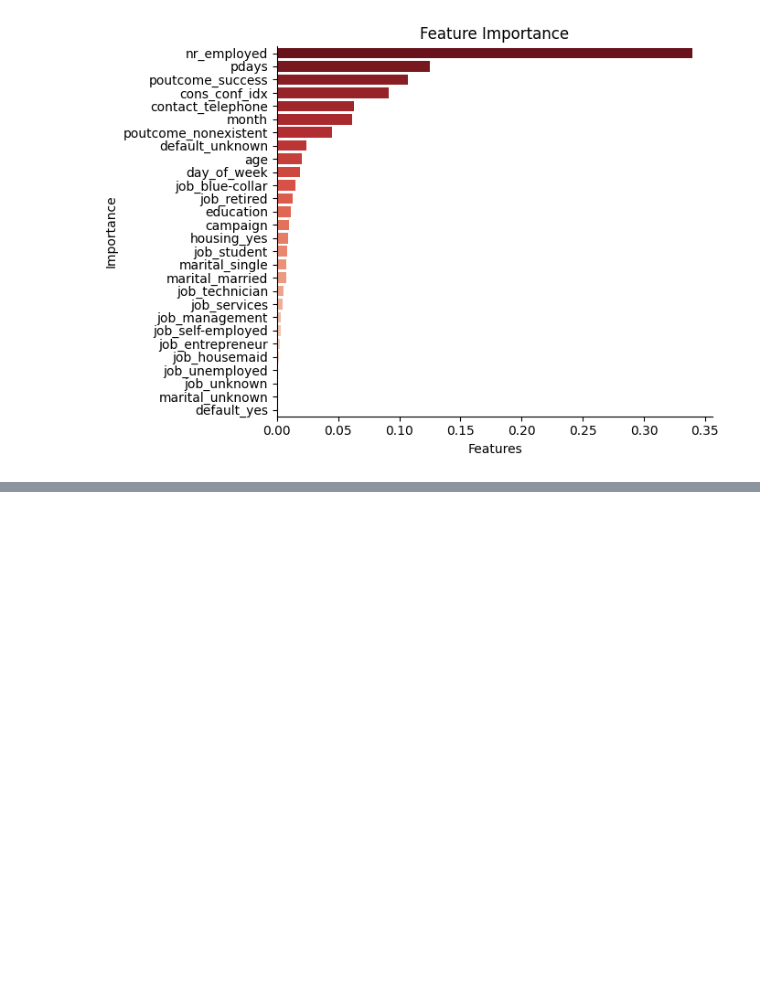
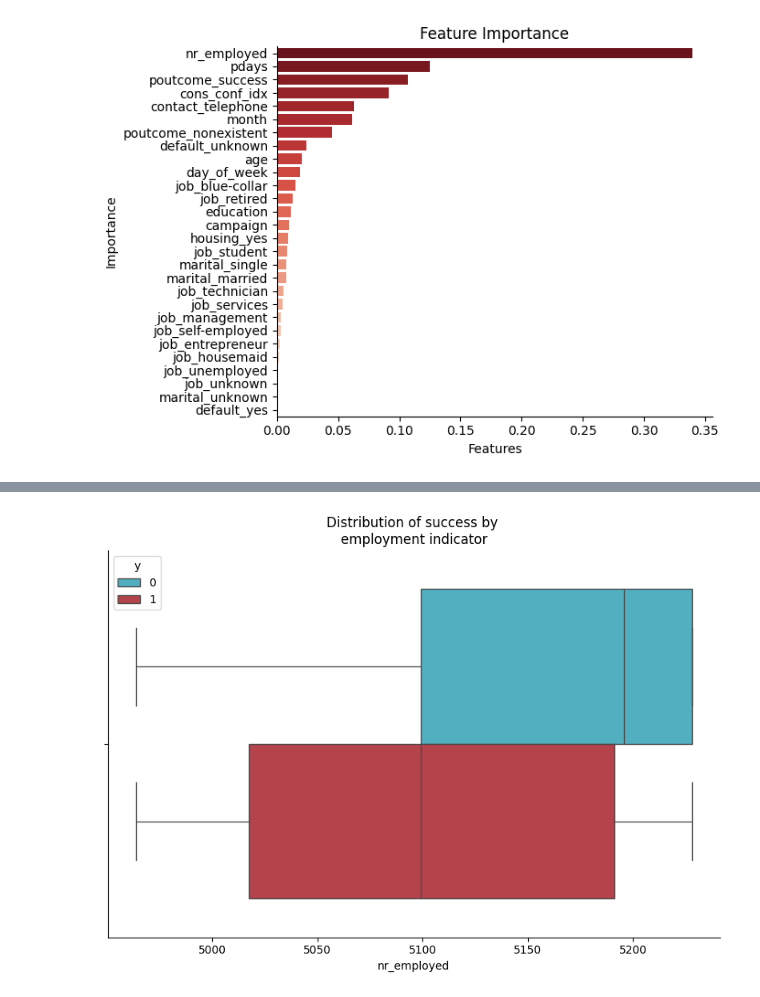
Before and after one commit to scardenasc22/STDS-at3, a Jupyter notebook: classification_model.ipynb, the cells around one changed output, grey strips where cells are left out. Drawn from its saved outputs; the diff is of its cells as text; code cells hidden in the pictures; blank space fills up the shorter version.

Commit message:
final plots and exporting cleaned dataset

```diff
--- a/classification_model.ipynb
+++ b/classification_model.ipynb
@@ -1116,3 +1117,6 @@ plt.tight_layout()
 fig.savefig('feature_importance_et.jpg', dpi = 300)
 # %% [output]
 [figure]
+# %%
+df = pd.read_csv('final_df.csv')
+df.info()
@@ -1118,0 +1141,15 @@ fig.savefig('feature_importance_et.jpg', dpi = 300)
+# %%
+fig, axis = plt.subplots(figsize = (8, 6))
+sns.despine(fig)
+sns.boxplot(
+    data = df,
+    x = 'nr_employed',
+    hue = 'y',
+    palette  = ['#3EBCD2', '#C7303C'],
+    ax = axis
+)
+axis.set_title('Distribution of success by \nemployment indicator')
+plt.tight_layout()
+fig.savefig('employment.jpg', dpi = 300)
+# %% [output]
+[figure, added]
```
Also changed, not shown: parts of 6 cells of this notebook, 4 other files.
